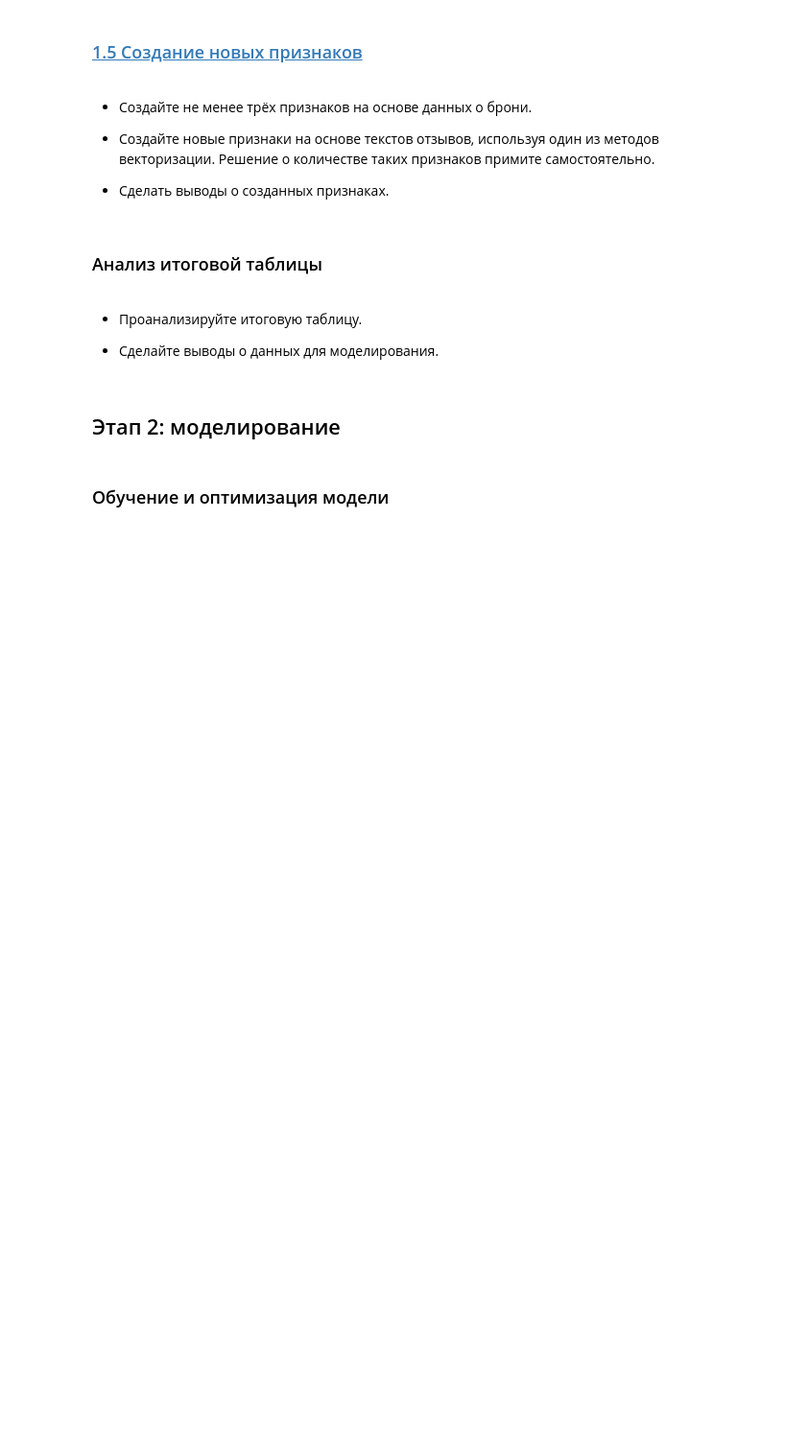
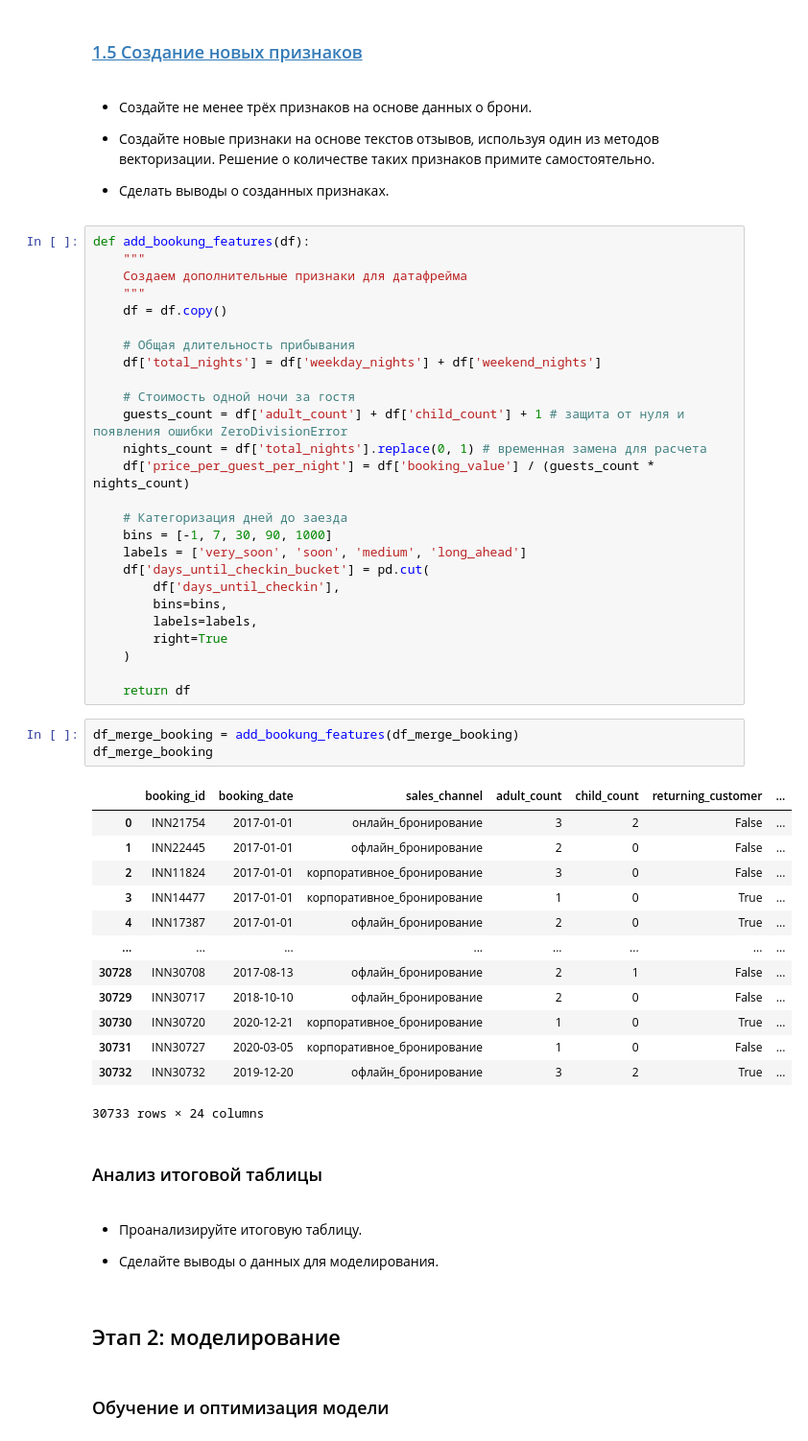
Before and after one commit to MEYakunin/Sprint17_Booking_Cancellation_Predict, a Jupyter notebook: Sprint17_Booking_Cancellation_Predict.ipynb, the cells around one changed output. Shown at 96% size. Saved outputs shown, nothing was run; the diff lists cells and outputs as text; blank space fills up the shorter version.

```diff
--- a/Sprint17_Booking_Cancellation_Predict.ipynb
+++ b/Sprint17_Booking_Cancellation_Predict.ipynb
@@ -569,6 +570,49 @@ memory usage: 4.7 MB
 - Создайте новые признаки на основе текстов отзывов, используя один из методов векторизации. Решение о количестве таких признаков примите самостоятельно.
 
 - Сделать выводы о созданных признаках.
+# %%
+def add_bookung_features(df):
+    """
+    Создаем дополнительные признаки для датафрейма
+    """
+    df = df.copy()
+
+    # Общая длительность прибывания
+    df['total_nights'] = df['weekday_nights'] + df['weekend_nights']
+
+    # Стоимость одной ночи за гостя
+    guests_count = df['adult_count'] + df['child_count'] + 1 # защита от нуля и появления ошибки ZeroDivisionError
+    nights_count = df['total_nights'].replace(0, 1) # временная замена для расчета
+    df['price_per_guest_per_night'] = df['booking_value'] / (guests_count * nights_count)
+
+    # Категоризация дней до заезда
+    bins = [-1, 7, 30, 90, 1000]
+    labels = ['very_soon', 'soon', 'medium', 'long_ahead']
+    df['days_until_checkin_bucket'] = pd.cut(
+        df['days_until_checkin'],
+        bins=bins,
+        labels=labels,
+        right=True
+    )
+
+    return df
+# %%
+df_merge_booking = add_bookung_features(df_merge_booking)
+df_merge_booking
+# %% [output]
+|  | booking_id | booking_date | sales_channel | adult_count | child_count | returning_customer | ... |
+| 0 | INN21754 | 2017-01-01 | онлайн_бронирование | 3 | 2 | False | ... |
+| 1 | INN22445 | 2017-01-01 | офлайн_бронирование | 2 | 0 | False | ... |
+| 2 | INN11824 | 2017-01-01 | корпоративное_бронирование | 3 | 0 | False | ... |
+| 3 | INN14477 | 2017-01-01 | корпоративное_бронирование | 1 | 0 | True | ... |
+| 4 | INN17387 | 2017-01-01 | офлайн_бронирование | 2 | 0 | True | ... |
+| ... | ... | ... | ... | ... | ... | ... | ... |
+| 30728 | INN30708 | 2017-08-13 | офлайн_бронирование | 2 | 1 | False | ... |
+| 30729 | INN30717 | 2018-10-10 | офлайн_бронирование | 2 | 0 | False | ... |
+| 30730 | INN30720 | 2020-12-21 | корпоративное_бронирование | 1 | 0 | True | ... |
+| 30731 | INN30727 | 2020-03-05 | корпоративное_бронирование | 1 | 0 | False | ... |
+| 30732 | INN30732 | 2019-12-20 | офлайн_бронирование | 3 | 2 | True | ... |
+30733 rows × 24 columns
 # %% [markdown]
 ### Анализ итоговой таблицы
 # %% [markdown]
```
Also changed, not shown: parts of 3 cells of this notebook.
